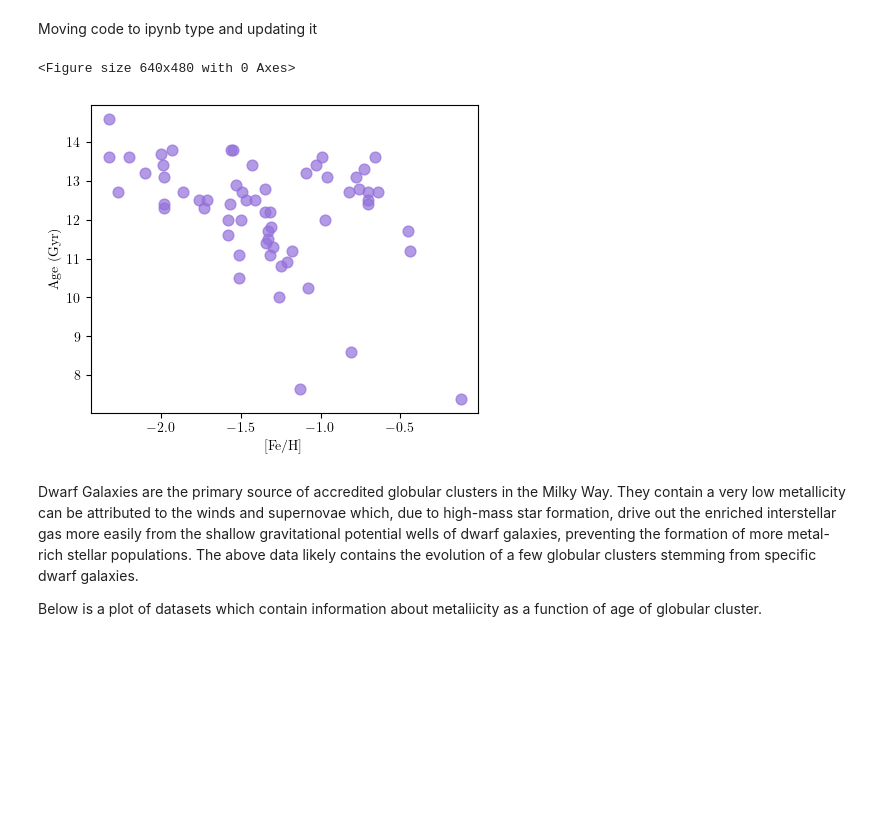
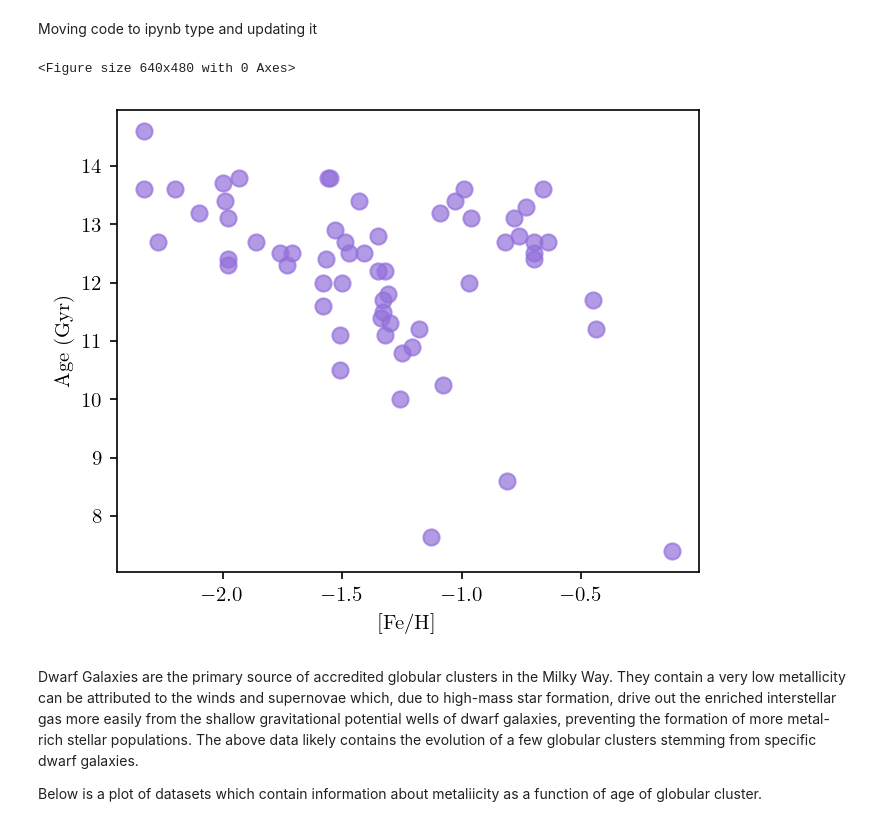
Before and after one commit to sleepdepr1ved/PHYS3116_Team, a Jupyter notebook: PHYS3116_Hassan.ipynb, the cells around one changed output. Drawn from its saved outputs; the diff is of its cells as text; code cells hidden in the pictures; blank space fills up the shorter version.

```diff
--- a/PHYS3116_Hassan.ipynb
+++ b/PHYS3116_Hassan.ipynb
@@ -4,37 +4,37 @@ Moving code to ipynb type and updating it
 import pandas as pd
 import matplotlib.pyplot as plt
 plt.savefig("amr_plot.png", dpi=300, bbox_inches="tight")
-plt.rcParams['figure.dpi'] = 100
+plt.rcParams['figure.dpi'] = 150
 plt.rcParams["text.usetex"] = False
 plt.rcParams["mathtext.fontset"] = "cm"
 plt.rcParams["font.family"] = "serif"
 plt.rcParams.update({
     "text.usetex": True,
     "font.family": "serif",
     "font.serif": ["Computer Modern"],
 })
 
 # Analysing [Fe/H] vs. Age data for Krause dataset
 
 # Obtaining data-set and taking each column separately
 krause = pd.read_csv(r"C:\Users\HassanNoun\OneDrive - UNSW\Desktop\PHYS3116\Group Assessment\GitHubClone_PHYS3116\PHYS3116_Team\Krause21.csv")
 ages = krause["Age"]        # cluster ages
 feh  = krause["FeH"]        # metallicities
 mass = krause["Mstar"]      # stellar mass
 rh   = krause["rh"]         # half-light radius
 c5   = krause["C5"]         # concentration
 names = krause["Object"]    # cluster names
 
 # Plotting as a scatter plot
 plt.figure(figsize=(5,4))
 plt.scatter(feh, ages, c='mediumpurple', alpha=0.7, s=60)
 plt.xlabel("[Fe/H]")
 plt.ylabel("Age (Gyr)")
 #plt.title("Age–Metallicity Relation (Krause21)")
 plt.show()
 # %% [output]
 <Figure size 640x480 with 0 Axes>
-[figure, old version]
+[figure, new version]
 # %% [markdown]
 Dwarf Galaxies are the primary source of accredited globular clusters in the Milky Way. They contain a very low metallicity can be attributed to the winds and supernovae which, due to high-mass star formation, drive out the enriched interstellar gas more easily from the shallow gravitational potential wells of dwarf galaxies, preventing the formation of more metal-rich stellar populations. The above data likely contains the evolution of a few globular clusters stemming from specific dwarf galaxies.
 
```
Also changed, not shown: parts of 2 cells of this notebook.
